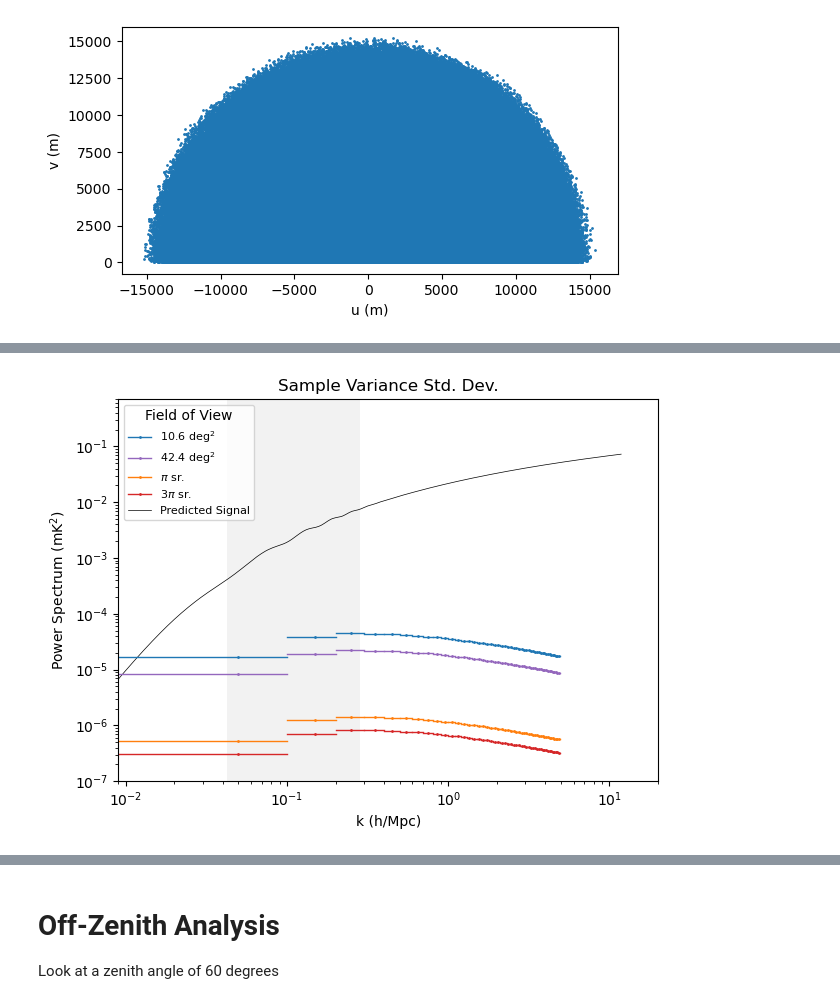
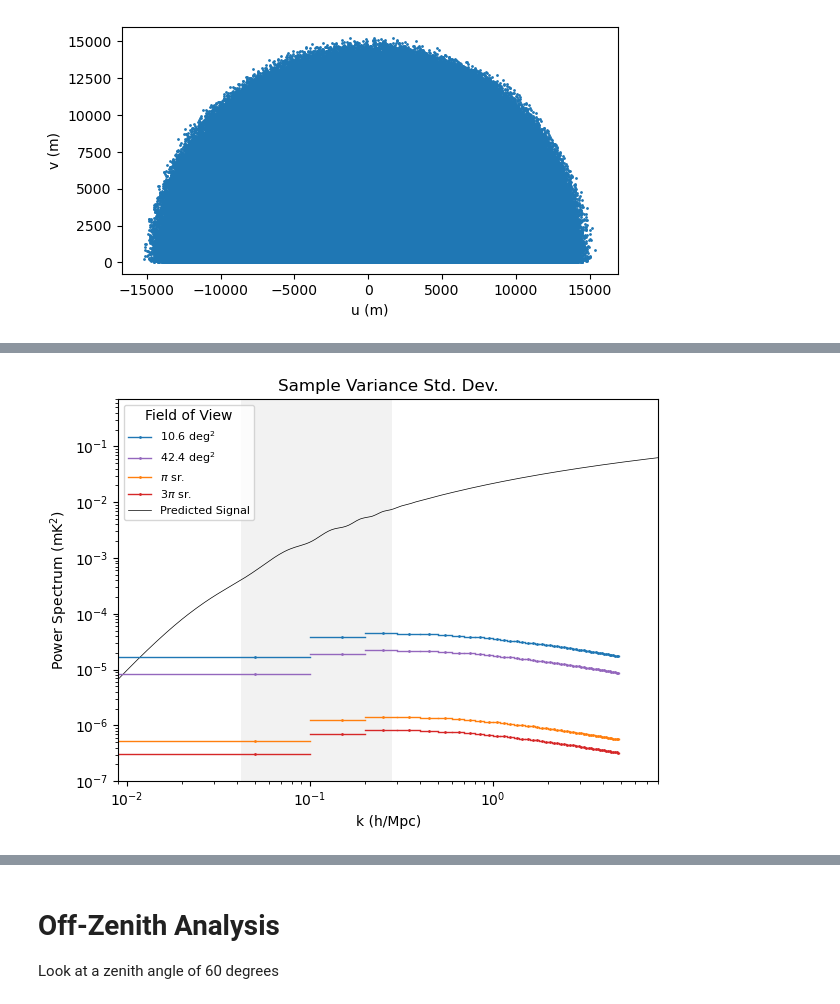
Before and after one commit to rlbyrne/PSsensitivity, a Jupyter notebook: plot_DSA2000_sensitivity.ipynb, the cells around one changed output, grey strips where cells are left out. Cells and saved outputs as stored; diff of their text form; code cells hidden in the pictures.

```diff
--- a/plot_DSA2000_sensitivity.ipynb
+++ b/plot_DSA2000_sensitivity.ipynb
@@ -11,6 +12,6 @@ from matplotlib.patches import Rectangle
 # %%
 # Set instrument parameters
-antpos_filepath = "20210226W_core.cfg"
+antpos_filepath = "20210226W.cfg"
 c = 3e8
 min_freq_hz = 0.7e9
 max_freq_hz = c / 0.21
@@ -259,7 +283,7 @@ legend_labels = [
     "3$\pi$ sr.",
     "Predicted Signal",
 ]
-xrange = [.9e-2, 20]
+xrange = [.9e-2, 8]
 yrange = [1e-7, 7e-1]
 
 legend_lines = [Line2D([0], [0], linewidth=1, marker="o", markersize=1, color=color) for color in colors]
@@ -272,31 +296,31 @@ plt.plot(model_k_axis, ps_model, color="black", marker="none", linewidth=0.5)
 plt.fill_between(bao_scales_k, [yrange[0], yrange[0]], [yrange[1], yrange[1]], color="grey", alpha=.1, linewidth=0)
 
 for fov_ind, use_fov in enumerate(plot_fov_deg):
     plot_vals = np.sqrt(binned_ps_sample_variance * field_of_view_deg2 / use_fov)
     plt.plot(
         (bin_edges[:-1] + bin_edges[1:]) / 2,
         plot_vals,
         marker="o", markersize=1, linewidth=0,
         color=colors[fov_ind],
     )
     for bin_ind in range(len(plot_vals)):
         plt.plot(
             [bin_edges[bin_ind], bin_edges[bin_ind + 1]],
             [plot_vals[bin_ind], plot_vals[bin_ind]],
             marker="none",
             linewidth=1,
             color=colors[fov_ind],
         )
 plt.yscale("log")
 plt.xscale("log")
 plt.xlim(xrange)
 plt.ylim(yrange)
 plt.xlabel("k (h/Mpc)")
 plt.ylabel("Power Spectrum (mK$^2$)")
 plt.legend(legend_lines, legend_labels, prop={'size': 8}, title="Field of View")
 plt.title("Sample Variance Std. Dev.")
 plt.tight_layout()
 plt.savefig("plots/sample_stddev.png")
 plt.show()
 # %% [output]
-[figure, old version]
+[figure, new version]
```
Also changed, not shown: parts of 22 cells of this notebook, 1 other file.
